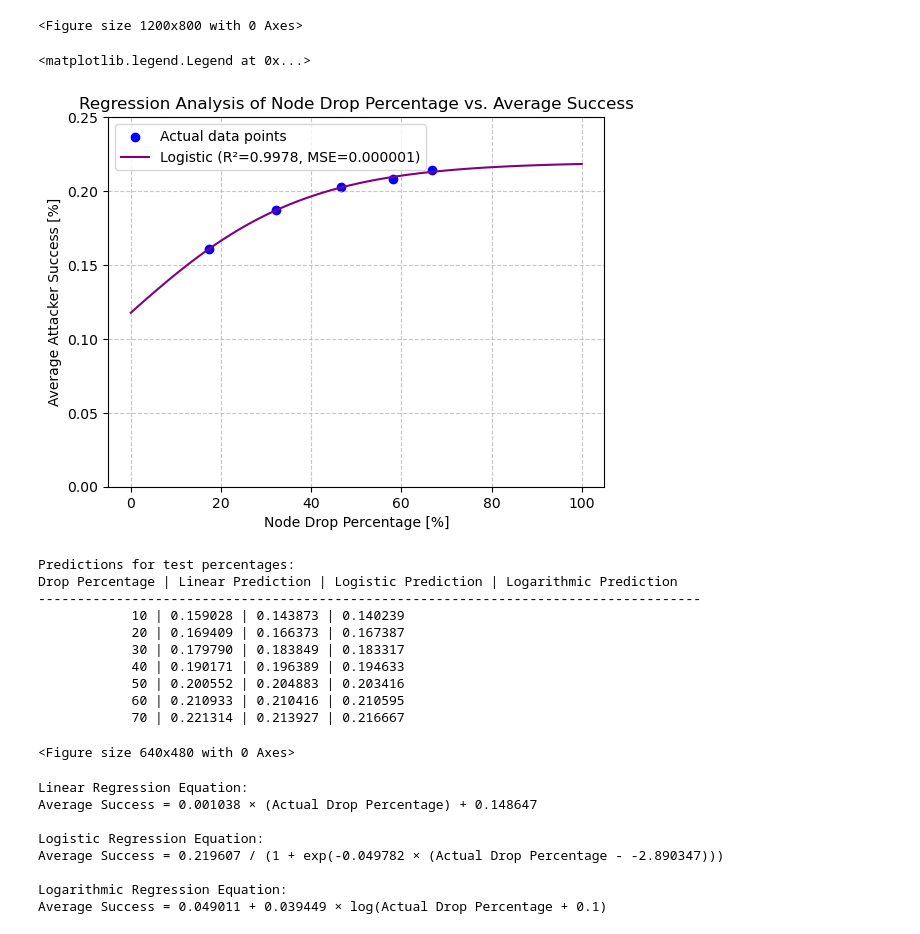
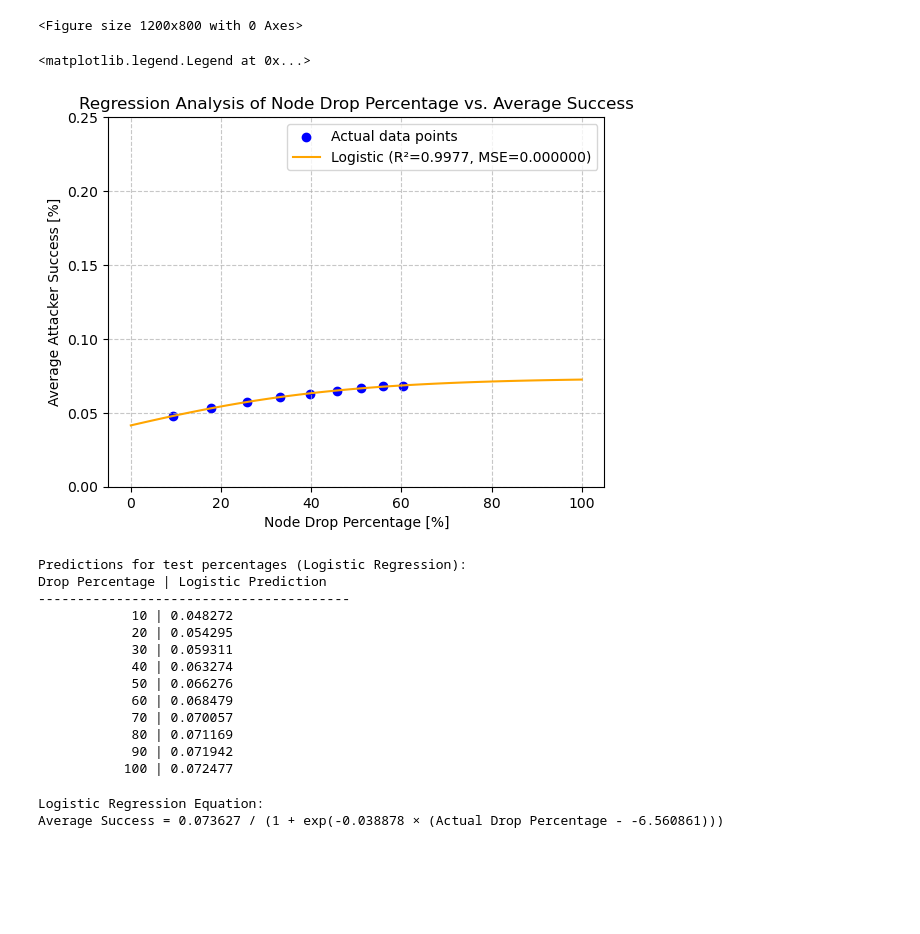
Before and after one commit to wiggly1993/Python_Implementation_ComputersAndSecurity_RoboticsCaseStudies_Cut-The-Rope, a Jupyter notebook: src/0Day_Exploit/regression.ipynb, the cells around one changed output. Saved outputs shown, nothing was run; the diff lists cells and outputs as text; code cells hidden in the pictures; blank space fills up the shorter version.

Commit message:
Regression seems to be done

```diff
--- a/src/0Day_Exploit/regression.ipynb
+++ b/src/0Day_Exploit/regression.ipynb
@@ -14,7 +14,8 @@ from sklearn.preprocessing import PolynomialFeatures
 from sklearn.metrics import r2_score, mean_squared_error
 # %%
 # Load the CSV data
-file_path = 'experiment_1_extrapolation_results.csv'
+base_name = 'experiment_4'
+file_path = f'{base_name}_extrapolation_results.csv'
 data = pd.read_csv(file_path)
 # %%
 # Display the loaded data
@@ -130,35 +134,35 @@ x_range = np.linspace(0, 100, 100).reshape(-1, 1)
 
 # Generate predictions for the range
 y_pred_linear_range = linear_model.predict(x_range)
 y_pred_poly_range = poly_model.predict(poly_features.transform(x_range))
 y_pred_log_range = logarithmic_function(x_range.flatten(), a_fit, b_fit)
 y_pred_logistic_range = logistic_function(x_range.flatten(), L_fit, k_fit, x0_fit)
 
 # Plot the actual data points
 plt.ylim(0, 0.25)
 plt.scatter(X, y, color='blue', label='Actual data points')
 
 # # Plot the regression lines
 # plt.plot(x_range, y_pred_linear_range, color='red',
 #          label=f'Linear (R²={r2_linear:.4f}, MSE={mse_linear:.6f})')
 
 # Plot the logistic regression curve
-plt.plot(x_range, y_pred_logistic_range, color='purple',
+plt.plot(x_range, y_pred_logistic_range, color='orange',
          label=f'Logistic (R²={r2_logistic:.4f}, MSE={mse_logistic:.6f})')
 
 # # Plot the logarithmic regression curve
 # plt.plot(x_range, y_pred_log_range, color='orange',
 #          label=f'Logarithmic (R²={r2_log:.4f}, MSE={mse_log:.6f})')
 
 # Add labels and title
 plt.xlabel('Node Drop Percentage [%]')
 plt.ylabel('Average Attacker Success [%]')
 plt.title('Regression Analysis of Node Drop Percentage vs. Average Success')
 plt.grid(True, linestyle='--', alpha=0.7)
 plt.legend()
 # %% [output]
 <matplotlib.legend.Legend at 0x...>
-[figure, old version]
+[figure, new version]
 # %%
 def predict_success(drop_percentage, model_type='linear'):
     """
@@ -186,52 +190,46 @@ def predict_success(drop_percentage, model_type='linear'):
     else:
         raise ValueError("Model type must be 'linear', 'logistic', or 'logarithmic'")
 # %%
-# Example usage of the prediction function
-test_percentages = [10, 20, 30, 40, 50, 60, 70]
-print("\nPredictions for test percentages:")
-print("Drop Percentage | Linear Prediction | Logistic Prediction | Logarithmic Prediction")
-print("-" * 85)
+# Example usage of the prediction function - Logistic Regression only
+test_percentages = [10, 20, 30, 40, 50, 60, 70, 80, 90, 100]
+print("\nPredictions for test percentages (Logistic Regression):")
+print("Drop Percentage | Logistic Prediction")
+print("-" * 40)
 
 for percentage in test_percentages:
-    linear_pred = predict_success(percentage, 'linear')[0]
     logistic_pred = predict_success(percentage, 'logistic')[0]
-    log_pred = predict_success(percentage, 'logarithmic')[0]
-    print(f"{percentage:14} | {linear_pred:.6f} | {logistic_pred:.6f} | {log_pred:.6f}")
+    print(f"{percentage:14} | {logistic_pred:.6f}")
 # %% [output]
-Predictions for test percentages:
-Drop Percentage | Linear Prediction | Logistic Prediction | Logarithmic Prediction
--------------------------------------------------------------------------------------
-            10 | 0.159028 | 0.143873 | 0.140239
-            20 | 0.169409 | 0.166373 | 0.167387
-            30 | 0.179790 | 0.183849 | 0.183317
-            40 | 0.190171 | 0.196389 | 0.194633
-            50 | 0.200552 | 0.204883 | 0.203416
-            60 | 0.210933 | 0.210416 | 0.210595
-            70 | 0.221314 | 0.213927 | 0.216667
+Predictions for test percentages (Logistic Regression):
+Drop Percentage | Logistic Prediction
+----------------------------------------
+            10 | 0.048272
+            20 | 0.054295
+            30 | 0.059311
+            40 | 0.063274
+            50 | 0.066276
+            60 | 0.068479
+            70 | 0.070057
+            80 | 0.071169
+            90 | 0.071942
+           100 | 0.072477
 # %%
-# Show the plot
-plt.tight_layout()
-plt.savefig('regression_plot.png')  # Save the plot to a file
-plt.show()
+# # Show the plot
+# plt.tight_layout()
+# plt.savefig('regression_plot.png')  # Save the plot to a file
+# plt.show()
 
 # Print the model equations
 linear_slope = linear_model.coef_[0]
 linear_intercept = linear_model.intercept_
-print("\nLinear Regression Equation:")
-print(f"Average Success = {linear_slope:.6f} × (Actual Drop Percentage) + {linear_intercept:.6f}")
+# print("\nLinear Regression Equation:")
+# print(f"Average Success = {linear_slope:.6f} × (Actual Drop Percentage) + {linear_intercept:.6f}")
 
 print("\nLogistic Regression Equation:")
 print(f"Average Success = {L_fit:.6f} / (1 + exp(-{k_fit:.6f} × (Actual Drop Percentage - {x0_fit:.6f})))")
 
-print("\nLogarithmic Regression Equation:")
-print(f"Average Success = {a_fit:.6f} + {b_fit:.6f} × log(Actual Drop Percentage + 0.1)")
+# print("\nLogarithmic Regression Equation:")
+# print(f"Average Success = {a_fit:.6f} + {b_fit:.6f} × log(Actual Drop Percentage + 0.1)")
 # %% [output]
-<Figure size 640x480 with 0 Axes>
+Logistic Regression Equation:
+Average Success = 0.073627 / (1 + exp(-0.038878 × (Actual Drop Percentage - -6.560861)))
-Linear Regression Equation:
-Average Success = 0.001038 × (Actual Drop Percentage) + 0.148647
-
-Logistic Regression Equation:
-Average Success = 0.219607 / (1 + exp(-0.049782 × (Actual Drop Percentage - -2.890347)))
-
-Logarithmic Regression Equation:
-Average Success = 0.049011 + 0.039449 × log(Actual Drop Percentage + 0.1)
```
Also changed, not shown: parts of 2 cells of this notebook, 12 other files.
